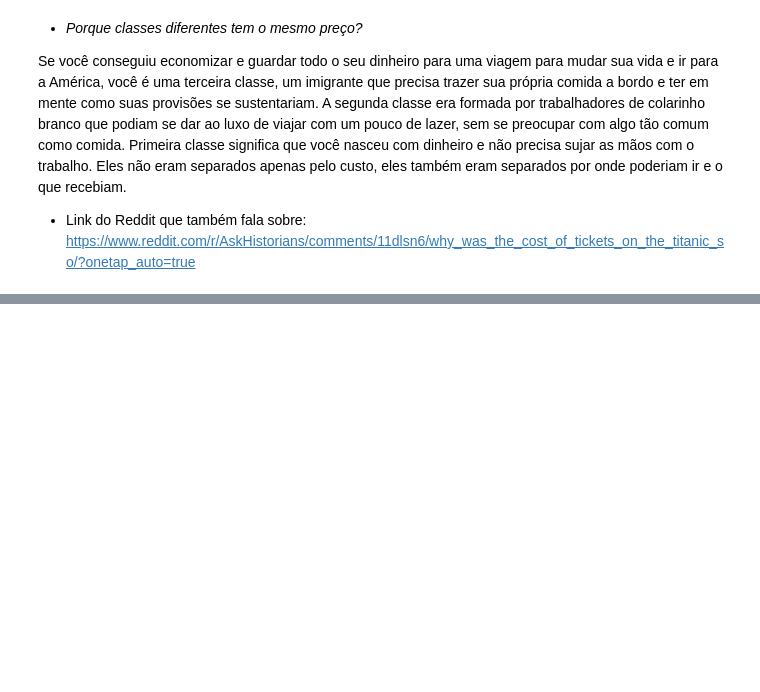
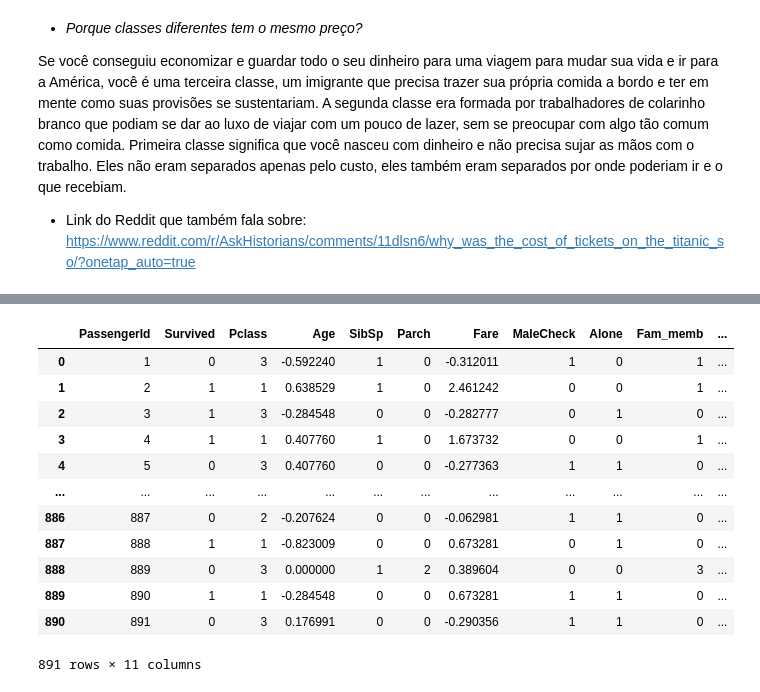
Before and after one commit to gluna777/analise_titanic, a Jupyter notebook: analise_titanic3.ipynb, the cells around one changed output, grey strips where cells are left out. Saved outputs shown, nothing was run; the diff lists cells and outputs as text; code cells hidden in the pictures; blank space fills up the shorter version.

```diff
--- a/analise_titanic3.ipynb
+++ b/analise_titanic3.ipynb
@@ -451,0 +481,37 @@ Se você conseguiu economizar e guardar todo o seu dinheiro para uma viagem para
+# %%
+# Colocar ordem dos portos: S, C e Q
+from sklearn.preprocessing import OrdinalEncoder
+
+# Criando o encoder
+categorias = ['S','C','Q']
+enc = OrdinalEncoder(categories=[categorias],dtype='int32')
+
+# Fazendo o fit com os dados
+enc = enc.fit(treino2[['Embarked']])
+
+# Adição da coluna na base de treino original
+treino['Embarked'] = enc.transform(treino2[['Embarked']])
+
+# Fit com os dados de teste
+enc = enc.fit(teste2[['Embarked']])
+
+# Adição na base de teste original
+teste['Embarked'] = enc.transform(teste2[['Embarked']])
+
+# eliminação das colunas desnecessárias
+treino = treino.drop(['Embarked_C','Embarked_Q','Embarked_S'],axis=1)
+treino
+# %% [output]
+|  | PassengerId | Survived | Pclass | Age | SibSp | Parch | Fare | MaleCheck | Alone | Fam_memb | ... |
+| 0 | 1 | 0 | 3 | -0.592240 | 1 | 0 | -0.312011 | 1 | 0 | 1 | ... |
+| 1 | 2 | 1 | 1 | 0.638529 | 1 | 0 | 2.461242 | 0 | 0 | 1 | ... |
+| 2 | 3 | 1 | 3 | -0.284548 | 0 | 0 | -0.282777 | 0 | 1 | 0 | ... |
+| 3 | 4 | 1 | 1 | 0.407760 | 1 | 0 | 1.673732 | 0 | 0 | 1 | ... |
+| 4 | 5 | 0 | 3 | 0.407760 | 0 | 0 | -0.277363 | 1 | 1 | 0 | ... |
+| ... | ... | ... | ... | ... | ... | ... | ... | ... | ... | ... | ... |
+| 886 | 887 | 0 | 2 | -0.207624 | 0 | 0 | -0.062981 | 1 | 1 | 0 | ... |
+| 887 | 888 | 1 | 1 | -0.823009 | 0 | 0 | 0.673281 | 0 | 1 | 0 | ... |
+| 888 | 889 | 0 | 3 | 0.000000 | 1 | 2 | 0.389604 | 0 | 0 | 3 | ... |
+| 889 | 890 | 1 | 1 | -0.284548 | 0 | 0 | 0.673281 | 1 | 1 | 0 | ... |
+| 890 | 891 | 0 | 3 | 0.176991 | 0 | 0 | -0.290356 | 1 | 1 | 0 | ... |
+891 rows × 11 columns
```
Also changed, not shown: parts of 7 cells of this notebook.
